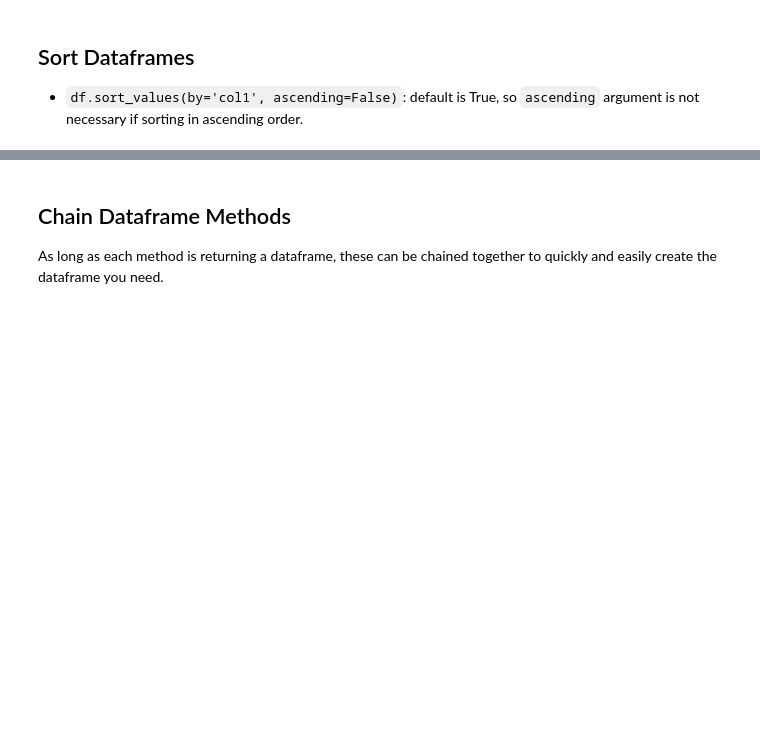
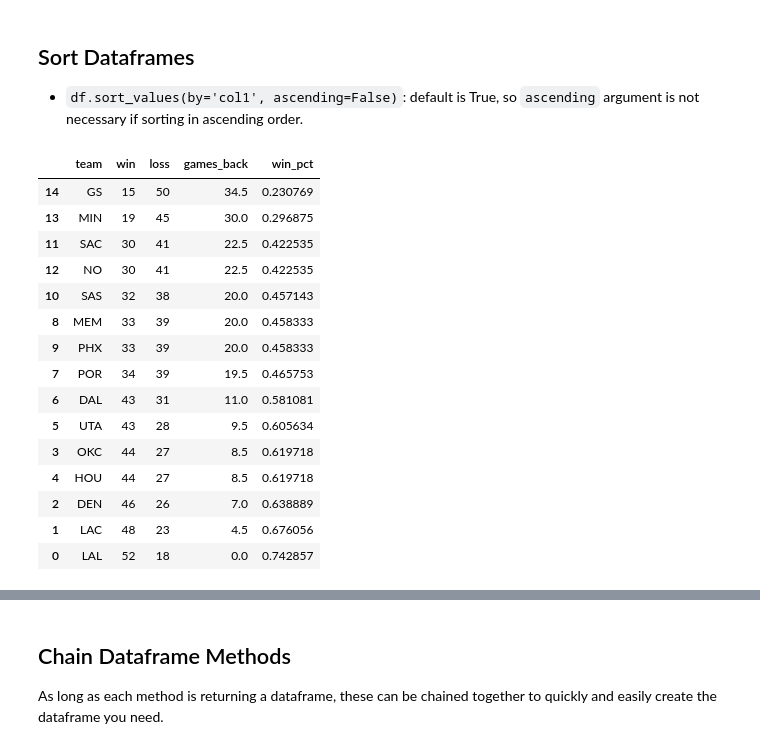
Before and after one commit to CodeupClassroom/darden-data-science-libraries, a Jupyter notebook: pandas_dataframes_lesson.ipynb, the cells around one changed output, grey strips where cells are left out. Drawn from its saved outputs; the diff is of its cells as text; code cells hidden in the pictures; blank space fills up the shorter version.

```diff
--- a/pandas_dataframes_lesson.ipynb
+++ b/pandas_dataframes_lesson.ipynb
@@ -187,0 +465,5 @@ In the drop and rename methods (and many others in pandas), the original datafra
+# %%
+# rename columns
+
+nba_df.rename(columns={'w': 'win', 'l': 'loss', 'gb': 'games_back'}, inplace=True)
+nba_df.columns
@@ -187,0 +472,5 @@ In the drop and rename methods (and many others in pandas), the original datafra
+# %%
+# create new columns
+
+nba_df['win_pct'] = nba_df.win/(nba_df.win + nba_df.loss)
+nba_df.head()
@@ -187,0 +484,4 @@ In the drop and rename methods (and many others in pandas), the original datafra
+# %%
+# first drop the column we just created to start from scratch and demo
+nba_df.drop(columns = ['win_pct'], inplace = True)
+nba_df
@@ -187,0 +505,4 @@ In the drop and rename methods (and many others in pandas), the original datafra
+# %%
+# create new column win_pct using assign
+nba_df = nba_df.assign(win_pct = nba_df.win/(nba_df.win + nba_df.loss))
+nba_df.head()
@@ -189,3 +517,23 @@ In the drop and rename methods (and many others in pandas), the original datafra
 ## Sort Dataframes
 
 - `df.sort_values(by='col1', ascending=False)`: default is True, so `ascending` argument is not necessary if sorting in ascending order.
+# %%
+# nba_df.sort_values(by='win_pct', ascending=False)
+nba_df.sort_values(by='win_pct')
+# %% [output]
+|  | team | win | loss | games_back | win_pct |
+| 14 | GS | 15 | 50 | 34.5 | 0.230769 |
+| 13 | MIN | 19 | 45 | 30.0 | 0.296875 |
+| 11 | SAC | 30 | 41 | 22.5 | 0.422535 |
+| 12 | NO | 30 | 41 | 22.5 | 0.422535 |
+| 10 | SAS | 32 | 38 | 20.0 | 0.457143 |
+| 8 | MEM | 33 | 39 | 20.0 | 0.458333 |
+| 9 | PHX | 33 | 39 | 20.0 | 0.458333 |
+| 7 | POR | 34 | 39 | 19.5 | 0.465753 |
+| 6 | DAL | 43 | 31 | 11.0 | 0.581081 |
+| 5 | UTA | 43 | 28 | 9.5 | 0.605634 |
+| 3 | OKC | 44 | 27 | 8.5 | 0.619718 |
+| 4 | HOU | 44 | 27 | 8.5 | 0.619718 |
+| 2 | DEN | 46 | 26 | 7.0 | 0.638889 |
+| 1 | LAC | 48 | 23 | 4.5 | 0.676056 |
+| 0 | LAL | 52 | 18 | 0.0 | 0.742857 |
```
Also changed, not shown: parts of 37 cells of this notebook.
